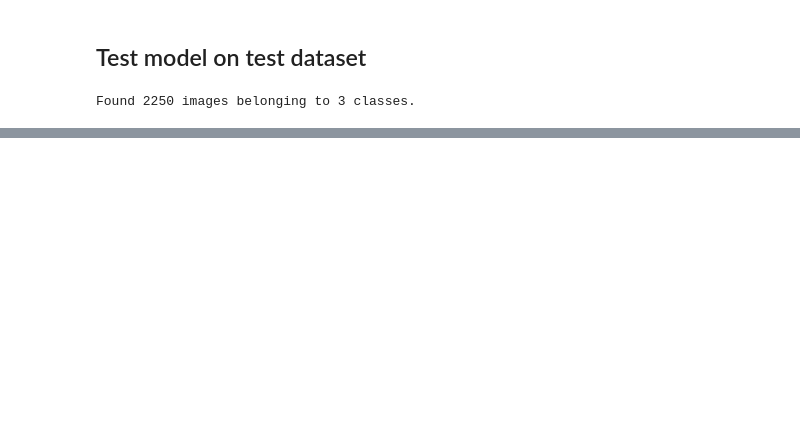
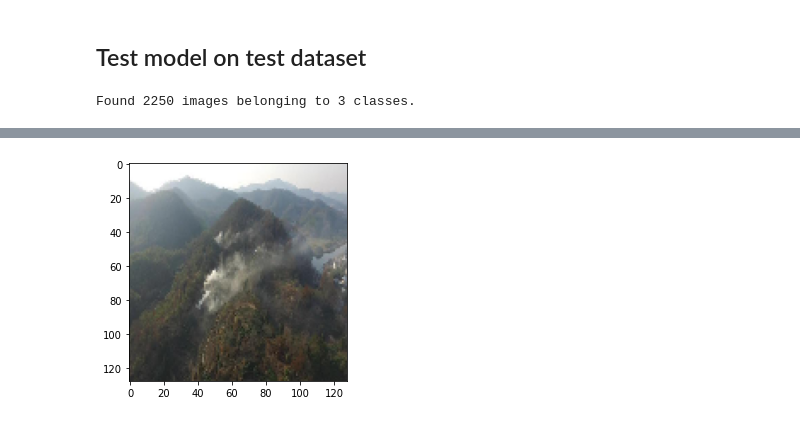
Before and after one commit to julian-steiner-ai/forest-fire-classification, a Jupyter notebook: Train_CNN_Forst_Fire_Classification.ipynb, the cells around one changed output, grey strips where cells are left out. Saved outputs shown, nothing was run; the diff lists cells and outputs as text; code cells hidden in the pictures; blank space fills up the shorter version.

```diff
--- a/Train_CNN_Forst_Fire_Classification.ipynb
+++ b/Train_CNN_Forst_Fire_Classification.ipynb
@@ -267,0 +295,5 @@ non-smoke-fire       0.97      0.89      0.93       750
+# %%
+img, prediction = predict(images[1], forest_fire_classification)
+plt.imshow(img)
+print(prediction)
+# %% [output]
@@ -267,0 +302 @@ non-smoke-fire       0.97      0.89      0.93       750
+[figure, added]
```
Also changed, not shown: parts of 18 cells of this notebook.
